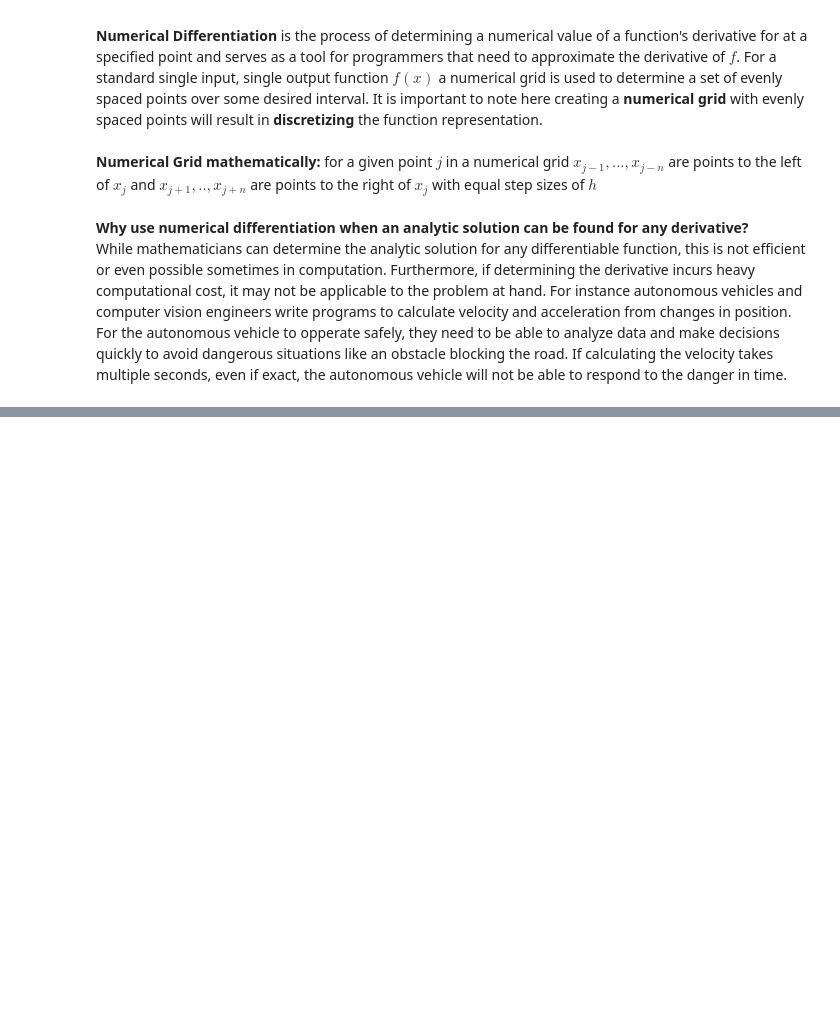
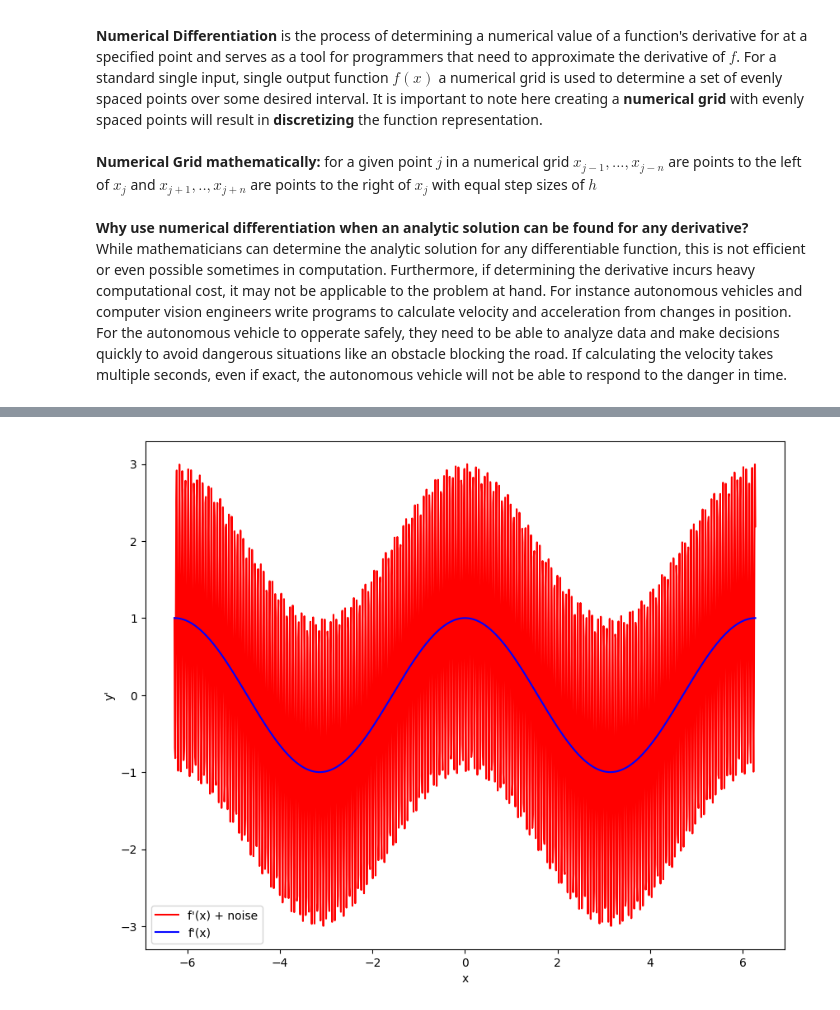
Before and after one commit to ColeTKrause/MAT421, a Jupyter notebook: ModuleF.ipynb, the cells around one changed output, grey strips where cells are left out. Cells and saved outputs as stored; diff of their text form; code cells hidden in the pictures; blank space fills up the shorter version.

```diff
--- a/ModuleF.ipynb
+++ b/ModuleF.ipynb
@@ -57,0 +154,31 @@ import matplotlib.pyplot as plt
+# %%
+# Derivatives
+
+# Step size
+h = 0.01
+
+# noise terms
+epsilon = 0.02
+omega = 100
+
+# x value range
+x = np.arange(-2*np.pi, 2*np.pi, h)
+
+# original functions
+y_prime = np.cos(x)
+y_prime_noise = np.cos(x) - epsilon*omega*np.sin(omega*x)
+
+plt.clf
+
+# plot original functions
+plt.figure(figsize=(10,8))
+plt.plot(x,y_prime_noise, 'r-', \
+         label = 'f\'(x) + noise')
+plt.plot(x,y_prime, 'b-', \
+         label = 'f\'(x)')
+plt.xlabel('x')
+plt.ylabel('y\'')
+plt.legend()
+plt.show()
+# %% [output]
+[figure, added]
```
Also changed, not shown: parts of 6 cells of this notebook.
